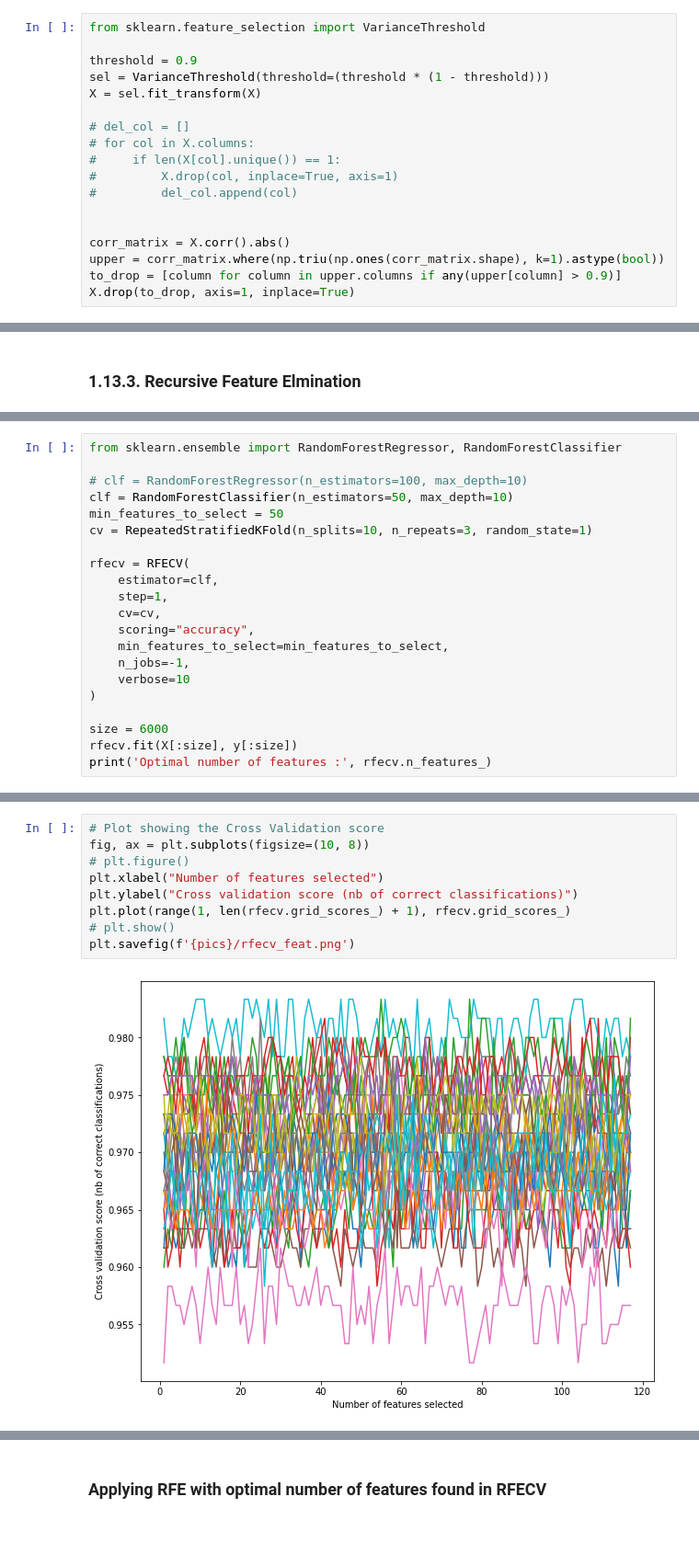
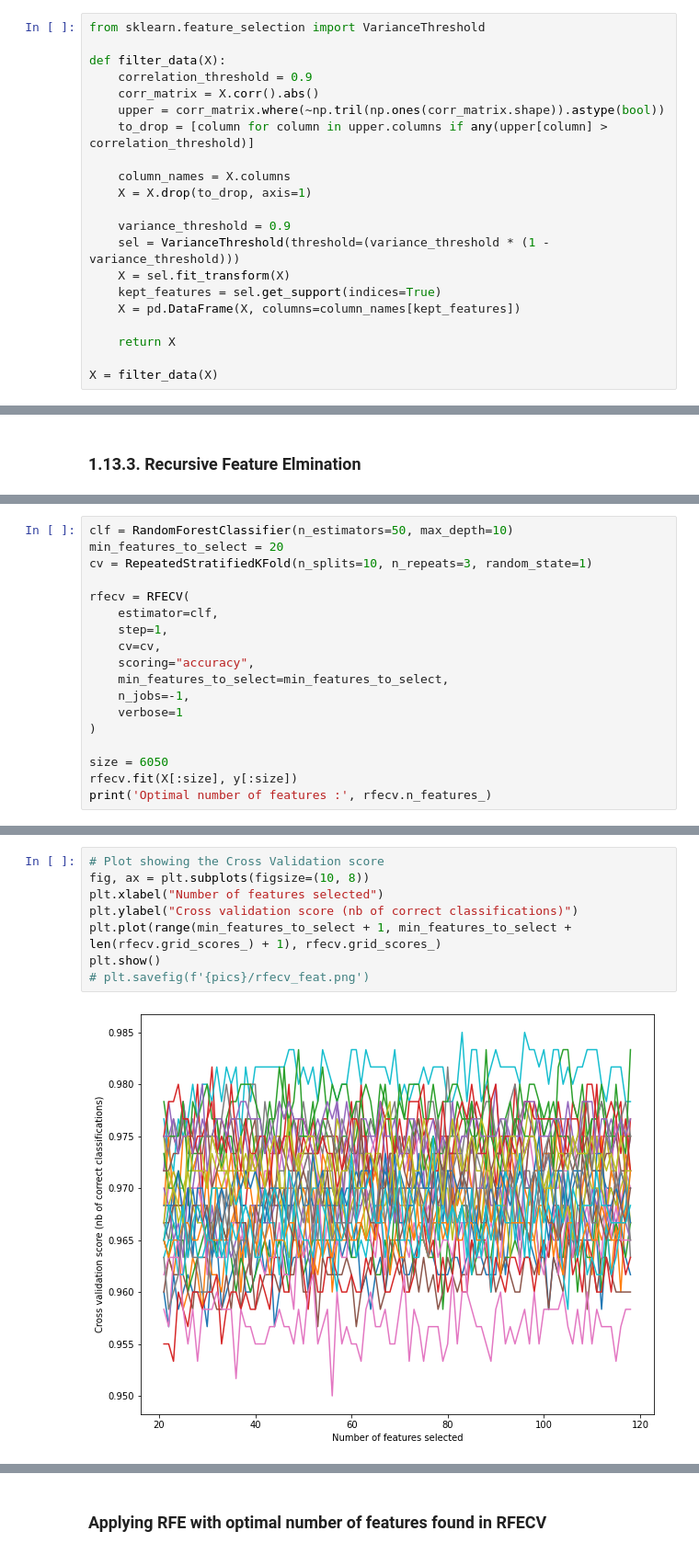
Before and after one commit to Protolaw/a2a_binary_classifier, a Jupyter notebook: feat_select.ipynb, the cells around one changed output, grey strips where cells are left out. Shown at 92% size. Drawn from its saved outputs; the diff is of its cells as text.

```diff
--- a/feat_select.ipynb
+++ b/feat_select.ipynb
@@ -37,21 +37,24 @@ Name: label, Length: 34792, dtype: int64
 # %%
 from sklearn.feature_selection import VarianceThreshold
 
-threshold = 0.9
-sel = VarianceThreshold(threshold=(threshold * (1 - threshold)))
-X = sel.fit_transform(X)
+def filter_data(X):
+    correlation_threshold = 0.9
+    corr_matrix = X.corr().abs()
+    upper = corr_matrix.where(~np.tril(np.ones(corr_matrix.shape)).astype(bool))
+    to_drop = [column for column in upper.columns if any(upper[column] > correlation_threshold)]
 
-# del_col = []
-# for col in X.columns:
-#     if len(X[col].unique()) == 1:
-#         X.drop(col, inplace=True, axis=1)
-#         del_col.append(col)
+    column_names = X.columns
+    X = X.drop(to_drop, axis=1)
 
+    variance_threshold = 0.9
+    sel = VarianceThreshold(threshold=(variance_threshold * (1 - variance_threshold)))
+    X = sel.fit_transform(X)
+    kept_features = sel.get_support(indices=True)
+    X = pd.DataFrame(X, columns=column_names[kept_features])
 
-corr_matrix = X.corr().abs()
-upper = corr_matrix.where(np.triu(np.ones(corr_matrix.shape), k=1).astype(bool))
-to_drop = [column for column in upper.columns if any(upper[column] > 0.9)]
-X.drop(to_drop, axis=1, inplace=True)
+    return X
+
+X = filter_data(X)
 # %%
 from numpy import mean
 from sklearn import svm
@@ -145,9 +113,6 @@ print('Optimal number of features :', rfecv.n_features_)
 # %%
-from sklearn.ensemble import RandomForestRegressor, RandomForestClassifier
-
-# clf = RandomForestRegressor(n_estimators=100, max_depth=10)
 clf = RandomForestClassifier(n_estimators=50, max_depth=10)
-min_features_to_select = 50
+min_features_to_select = 20
 cv = RepeatedStratifiedKFold(n_splits=10, n_repeats=3, random_state=1)
 
 rfecv = RFECV(
@@ -157,10 +122,10 @@ rfecv = RFECV(
     scoring="accuracy",
     min_features_to_select=min_features_to_select,
     n_jobs=-1,
-    verbose=10
+    verbose=1
 )
 
-size = 6000
+size = 6050
 rfecv.fit(X[:size], y[:size])
 print('Optimal number of features :', rfecv.n_features_)
 # %% [output]
@@ -168,14 +149,13 @@ Optimal number of features : 108
 # %%
 # Plot showing the Cross Validation score
 fig, ax = plt.subplots(figsize=(10, 8))
-# plt.figure()
 plt.xlabel("Number of features selected")
 plt.ylabel("Cross validation score (nb of correct classifications)")
-plt.plot(range(1, len(rfecv.grid_scores_) + 1), rfecv.grid_scores_)
-# plt.show()
-plt.savefig(f'{pics}/rfecv_feat.png')
+plt.plot(range(min_features_to_select + 1, min_features_to_select + len(rfecv.grid_scores_) + 1), rfecv.grid_scores_)
+plt.show()
+# plt.savefig(f'{pics}/rfecv_feat.png')
 # %% [output]
-[figure, old version]
+[figure, new version]
 # %%
 fig, ax = plt.subplots(figsize=(10, 8))
 n_scores = len(rfecv.cv_results_["mean_test_score"])
```
Also changed, not shown: parts of 17 cells of this notebook.
